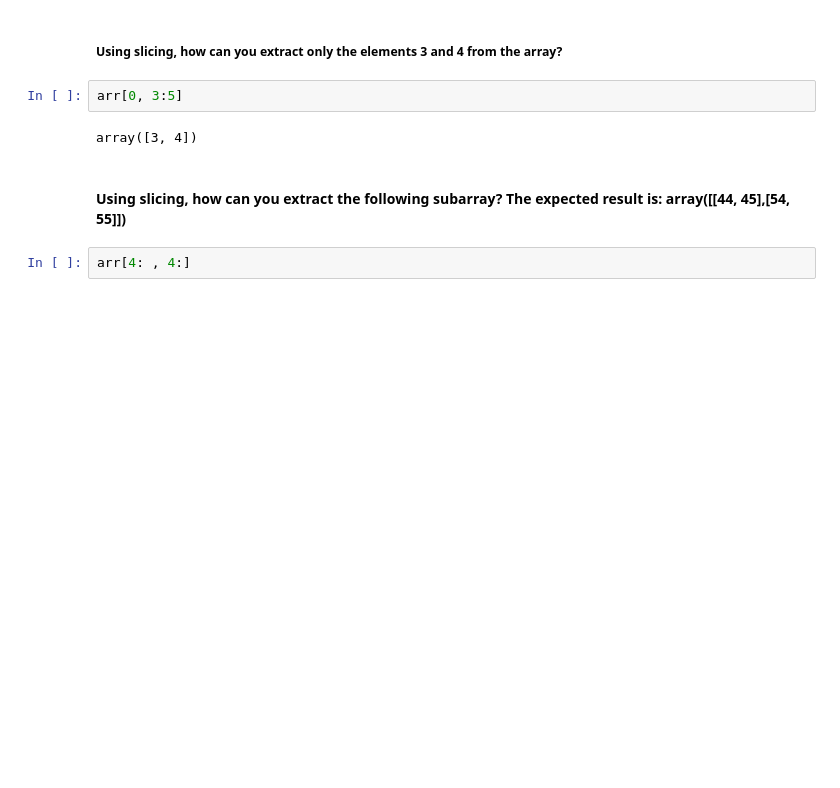
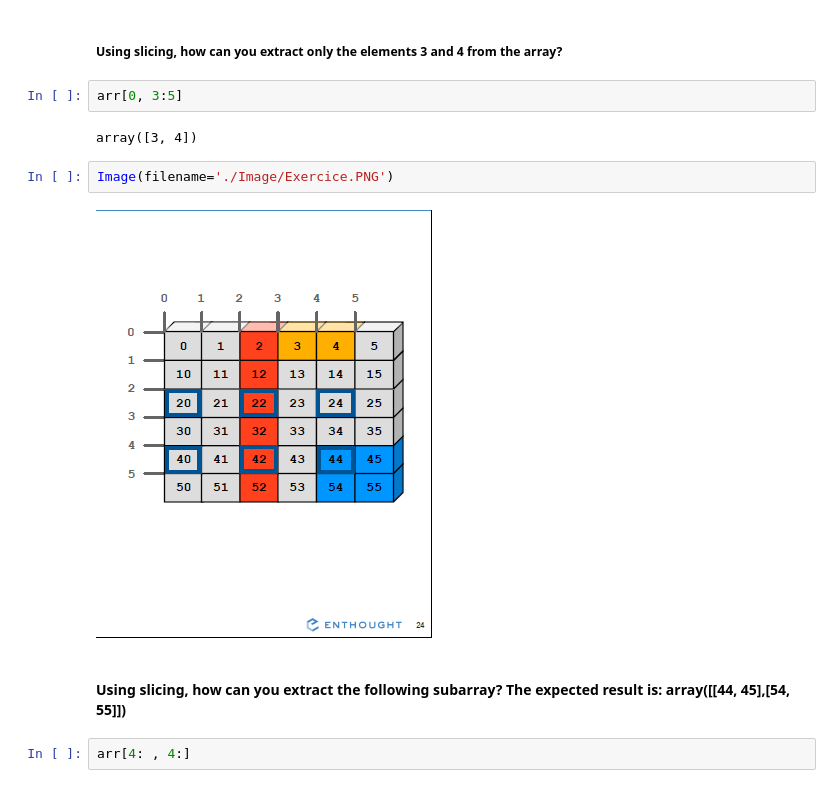
Before and after one commit to Jhonelkour/Numpy-Learning-Journey, a Jupyter notebook: Multi_Dimensional_Arrays.ipynb, the cells around one changed output. Drawn from its saved outputs; the diff is of its cells as text; blank space fills up the shorter version.

```diff
--- a/Multi_Dimensional_Arrays.ipynb
+++ b/Multi_Dimensional_Arrays.ipynb
@@ -144,6 +145,10 @@ array([[ 0,  1,  2,  3,  4,  5],
 arr[0, 3:5]
 # %% [output]
 array([3, 4])
+# %%
+Image(filename='./Image/Exercice.PNG')
+# %% [output]
+[figure, added]
 # %% [markdown]
 #### Using slicing, how can you extract the following subarray? The expected result is:  array([[44, 45],[54, 55]])
 # %%
```
Also changed, not shown: parts of 43 cells of this notebook.
